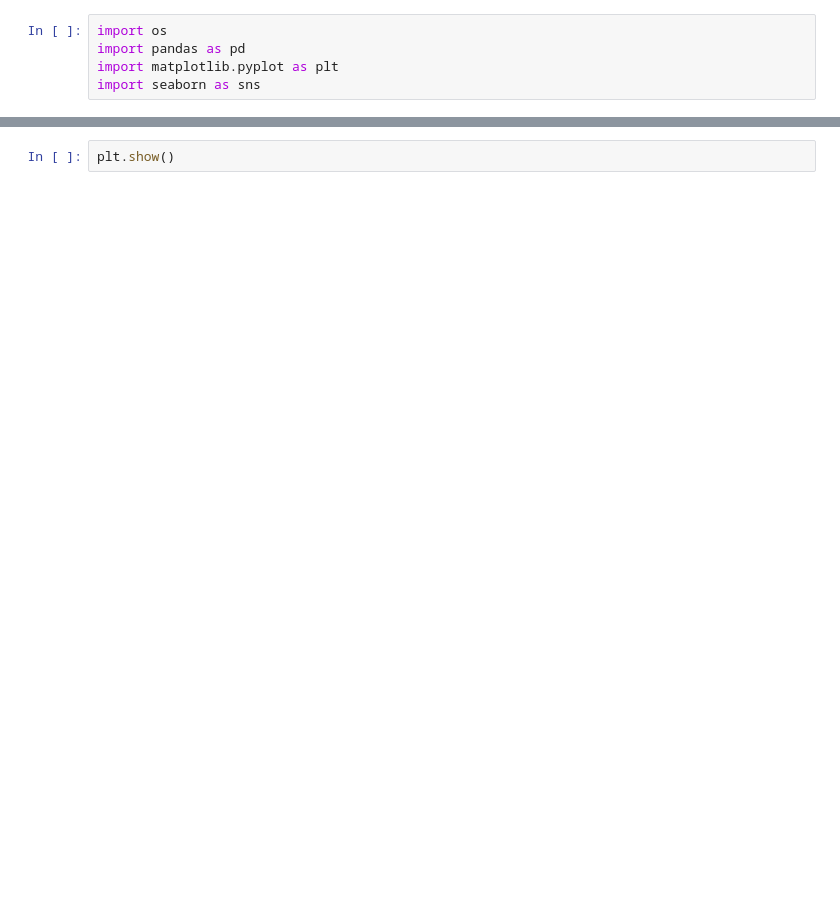
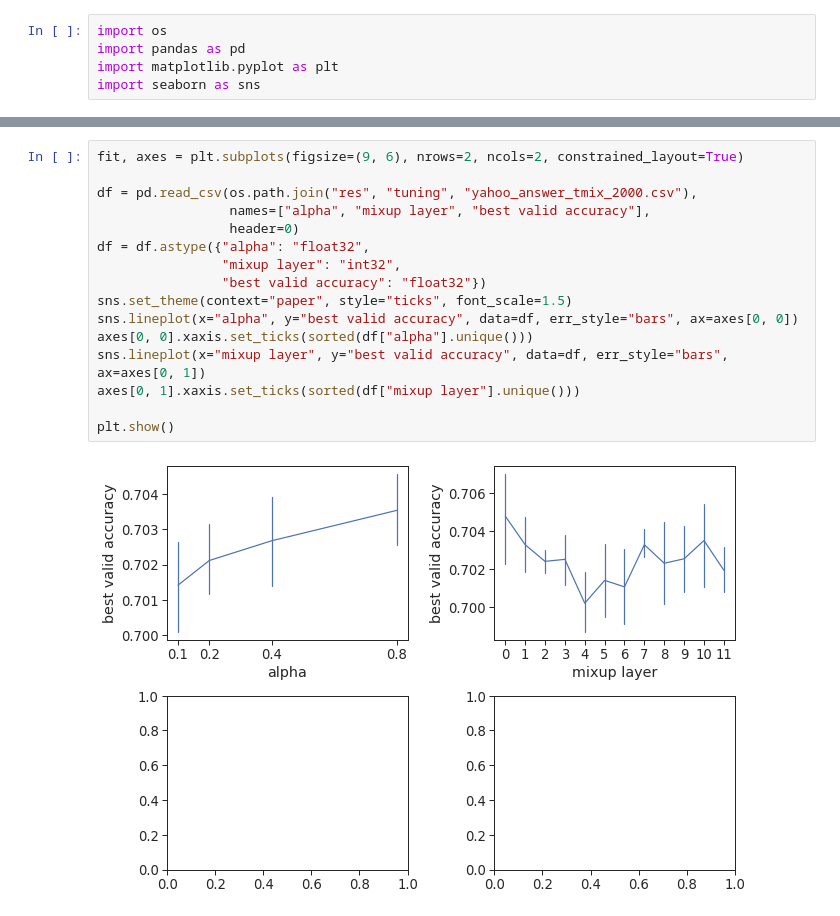
Before and after one commit to sh0416/oommix, a Jupyter notebook: draw.ipynb, the cells around one changed output, grey strips where cells are left out. Cells and saved outputs as stored; diff of their text form; blank space fills up the shorter version.

```diff
--- a/draw.ipynb
+++ b/draw.ipynb
@@ -27,2 +24,18 @@ plt.show()
-# %%
-plt.show()
+# %%
+fit, axes = plt.subplots(figsize=(9, 6), nrows=2, ncols=2, constrained_layout=True)
+
+df = pd.read_csv(os.path.join("res", "tuning", "yahoo_answer_tmix_2000.csv"),
+                 names=["alpha", "mixup layer", "best valid accuracy"],
+                 header=0)
+df = df.astype({"alpha": "float32",
+                "mixup layer": "int32",
+                "best valid accuracy": "float32"})
+sns.set_theme(context="paper", style="ticks", font_scale=1.5)
+sns.lineplot(x="alpha", y="best valid accuracy", data=df, err_style="bars", ax=axes[0, 0])
+axes[0, 0].xaxis.set_ticks(sorted(df["alpha"].unique()))
+sns.lineplot(x="mixup layer", y="best valid accuracy", data=df, err_style="bars", ax=axes[0, 1])
+axes[0, 1].xaxis.set_ticks(sorted(df["mixup layer"].unique()))
+
+plt.show()
+# %% [output]
+[figure, added]
```
Also changed, not shown: parts of 3 cells of this notebook.
